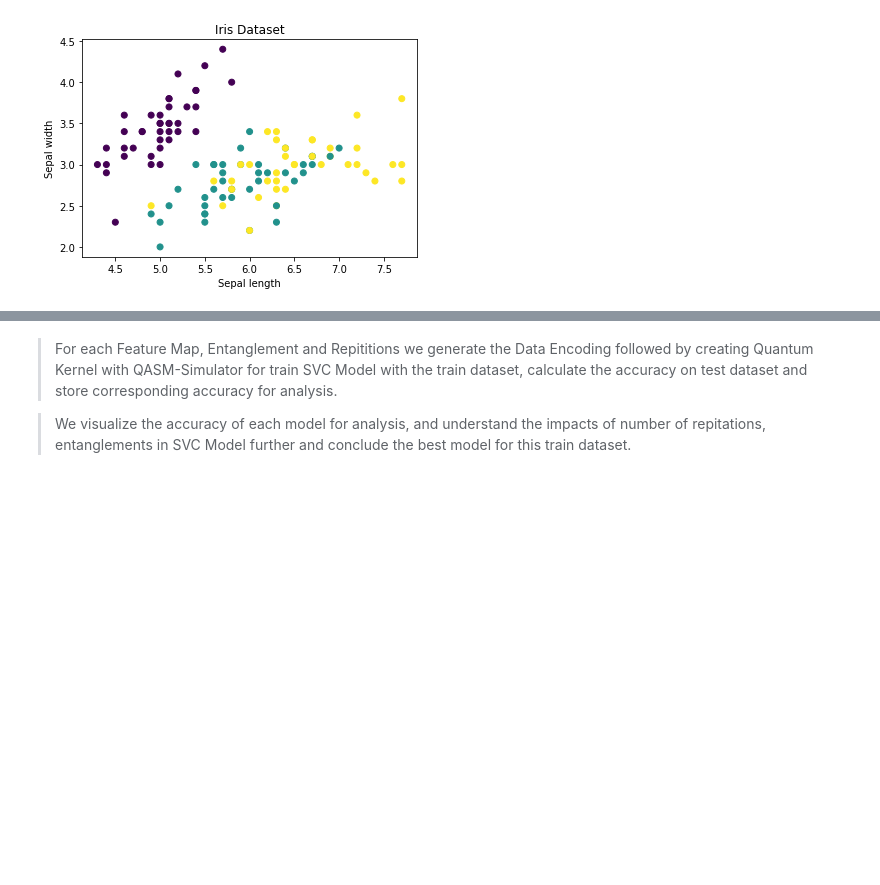
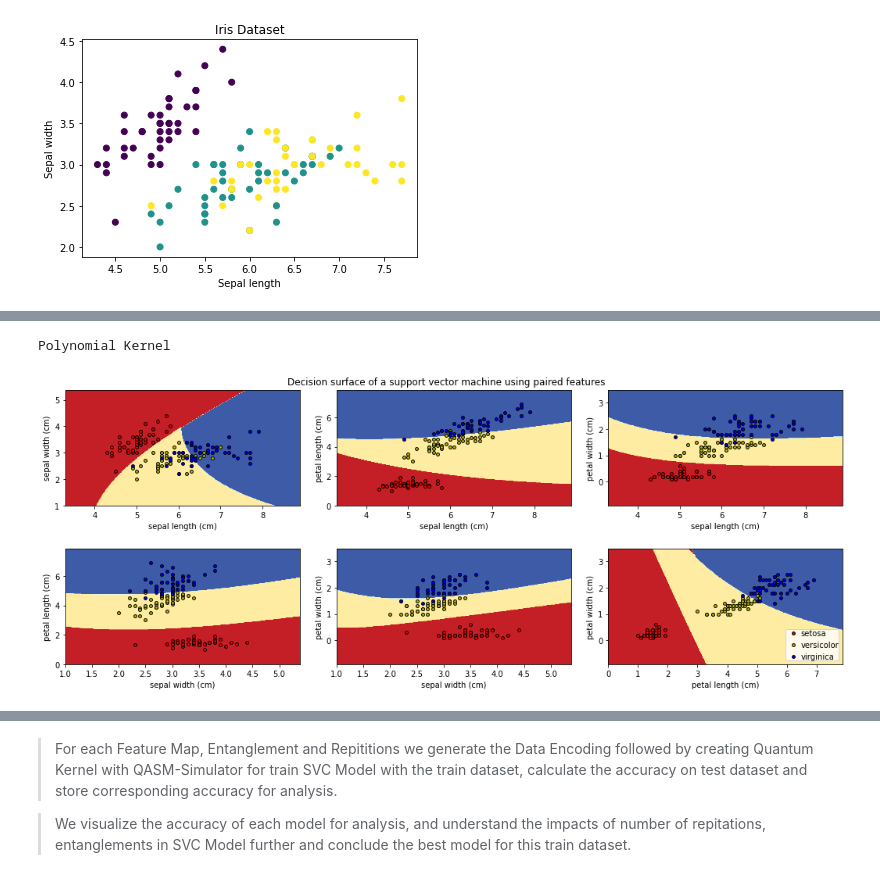
Before and after one commit to roysuman088/QFFKC-ISI, a Jupyter notebook: Iris Data Classification.ipynb, the cells around one changed output, grey strips where cells are left out. Cells and saved outputs as stored; diff of their text form; code cells hidden in the pictures; blank space fills up the shorter version.

```diff
--- a/Iris Data Classification.ipynb
+++ b/Iris Data Classification.ipynb
@@ -77,0 +174,6 @@ plt.show()
+# %%
+print('Polynomial Kernel')
+plot_decision_boundary('poly')
+# %% [output]
+Polynomial Kernel
+[figure, added]
```
Also changed, not shown: parts of 40 cells of this notebook.
